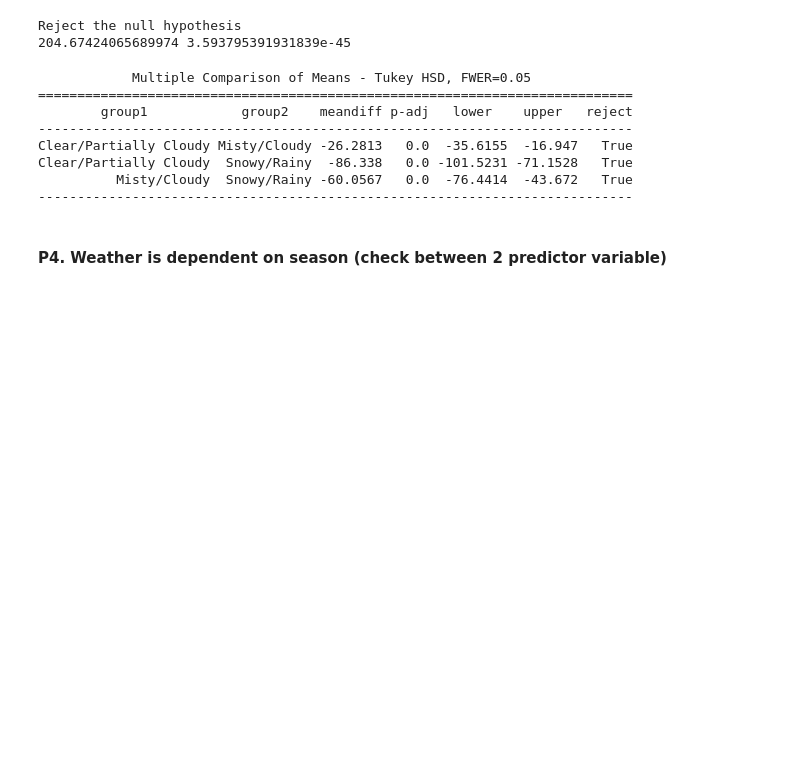
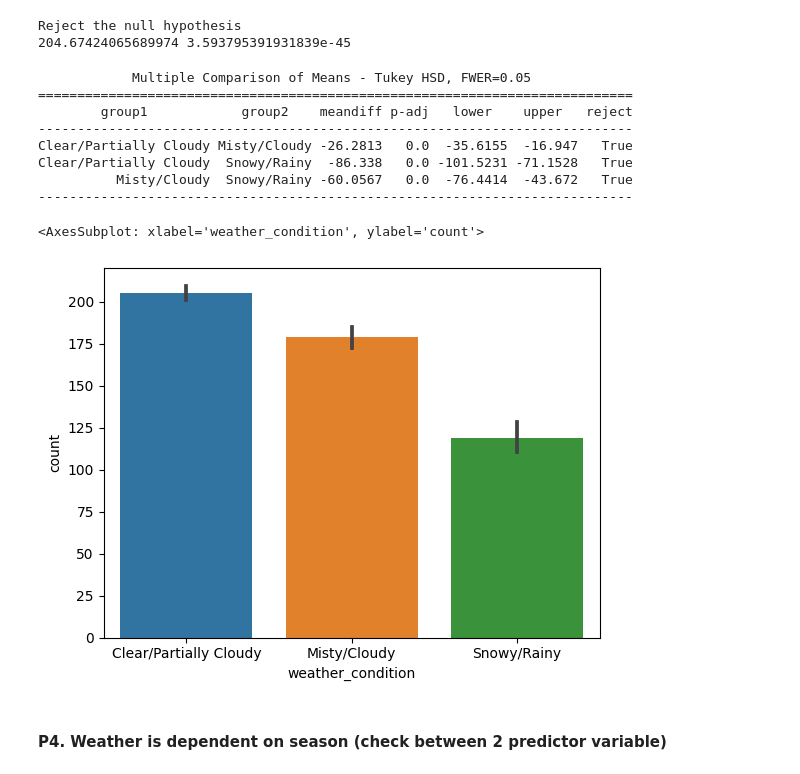
Before and after one commit to trehansalil/yulu_data_analysis, a Jupyter notebook: data_analysis.ipynb, the cells around one changed output. Cells and saved outputs as stored; diff of their text form; code cells hidden in the pictures; blank space fills up the shorter version.

```diff
--- a/data_analysis.ipynb
+++ b/data_analysis.ipynb
@@ -559,6 +632,11 @@ Clear/Partially Cloudy Misty/Cloudy -26.2813   0.0  -35.6155  -16.947   True
 Clear/Partially Cloudy  Snowy/Rainy  -86.338   0.0 -101.5231 -71.1528   True
           Misty/Cloudy  Snowy/Rainy -60.0567   0.0  -76.4414  -43.672   True
 ----------------------------------------------------------------------------
+# %%
+sns.barplot(data=df, x='weather_condition', y='count')
+# %% [output]
+<AxesSubplot: xlabel='weather_condition', ylabel='count'>
+[figure, added]
 # %% [markdown]
 #### P4. Weather is dependent on season (check between 2 predictor variable)
 # %% [markdown]
```
Also changed, not shown: parts of 25 cells of this notebook.
